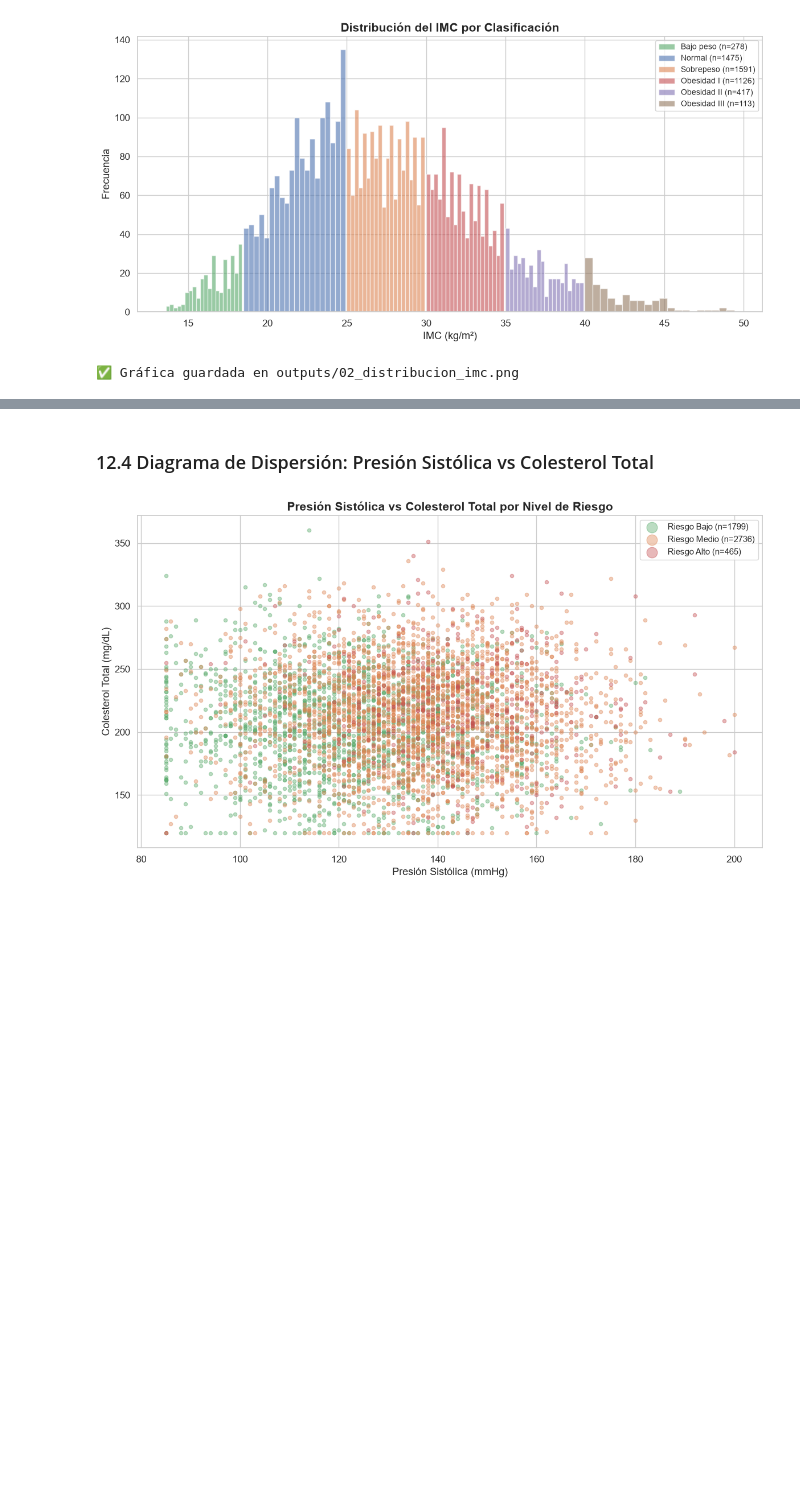
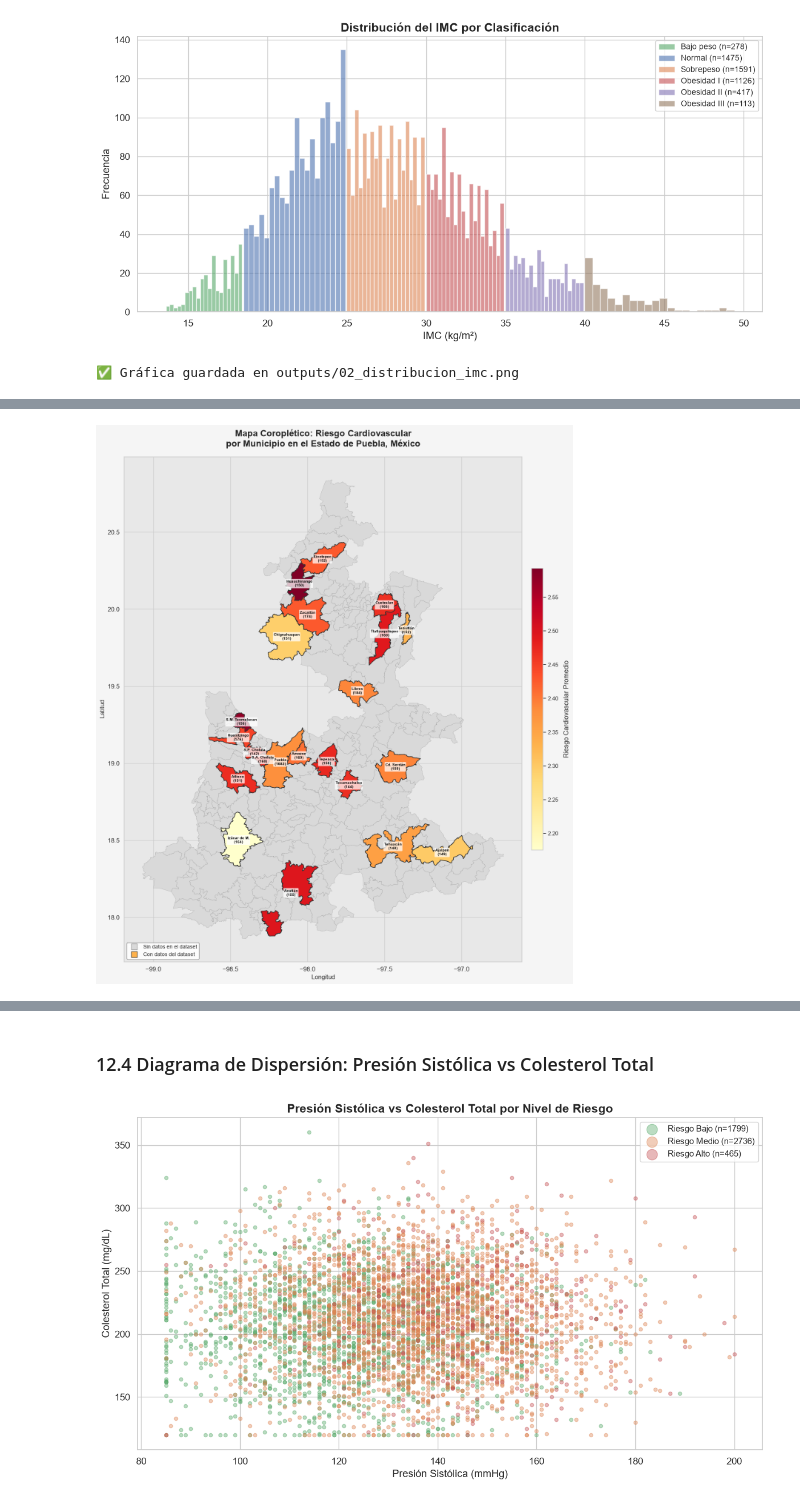
Before and after one commit to F-Anks/ECBD_9A_IDGS_Practicas_230758, a Jupyter notebook: Practica05/notebooks/01_Validacion_EDA.ipynb, the cells around one changed output, grey strips where cells are left out. Cells and saved outputs as stored; diff of their text form; code cells hidden in the pictures; blank space fills up the shorter version.

```diff
--- a/Practica05/notebooks/01_Validacion_EDA.ipynb
+++ b/Practica05/notebooks/01_Validacion_EDA.ipynb
@@ -587,0 +427,91 @@ print("✅ Mapa geográfico de Puebla guardado en outputs/03_mapa_calor_puebla.p
+# %%
+import geopandas as gpd
+from matplotlib.lines import Line2D
+import matplotlib.colors as mcolors
+
+# Cargar GeoJSON de municipios de Puebla (217 municipios, fuente: INEGI via PhantomInsights)
+gdf = gpd.read_file('../data/puebla_municipios.geojson')
+print(f"Municipios cargados del GeoJSON: {len(gdf)}")
+
+# Calcular estadisticas por municipio
+stats_mun = df.groupby('municipio').agg(
+    n_pacientes=('id_paciente', 'count'),
+    riesgo_medio=('riesgo_cardiovascular_score', 'mean')
+).reset_index()
+
+# Mapeo de nombres del dataset a nombres oficiales del GeoJSON (INEGI)
+nombre_mapping = {
+    'Puebla': 'Puebla', 'Tehuacán': 'Tehuacán', 'Atlixco': 'Atlixco',
+    'Cholula': 'San Andrés Cholula', 'San Pedro Cholula': 'San Pedro Cholula',
+    'San Martín Texmelucan': 'San Martín Texmelucan', 'Huauchinango': 'Huauchinango',
+    'Teziutlán': 'Teziutlán', 'Izúcar de Matamoros': 'Izúcar de Matamoros',
+    'Zacatlán': 'Zacatlán', 'Chignahuapan': 'Chignahuapan', 'Amozoc': 'Amozoc',
+    'Cuetzalan': 'Cuetzalan del Progreso', 'Xicotepec de Juárez': 'Xicotepec',
+    'Ajalpan': 'Ajalpan', 'Huejotzingo': 'Huejotzingo', 'Libres': 'Libres',
+    'Ciudad Serdán': 'Chalchicomula de Sesma', 'Tecamachalco': 'Tecamachalco',
+    'Tepeaca': 'Tepeaca', 'Tlatlauquitepec': 'Tlatlauquitepec',
+    'Acatlán de Osorio': 'Acatlán',
+}
+stats_mun['NOMGEO'] = stats_mun['municipio'].map(nombre_mapping)
+
+# Merge con el GeoDataFrame
+gdf_merged = gdf.merge(stats_mun[['NOMGEO', 'n_pacientes', 'riesgo_medio']], on='NOMGEO', how='left')
+gdf_data = gdf_merged[gdf_merged['n_pacientes'].notna()].copy()
+
+# --- Generar mapa coropletico ---
+fig, ax = plt.subplots(1, 1, figsize=(14, 16))
+fig.patch.set_facecolor('#f5f5f5')
+ax.set_facecolor('#e8e8e8')
+
+# Todos los municipios en gris de fondo
+gdf_merged.plot(ax=ax, color='#d9d9d9', edgecolor='#999999', linewidth=0.3)
+
+# Municipios con datos coloreados por riesgo
+vmin, vmax = gdf_data['riesgo_medio'].min(), gdf_data['riesgo_medio'].max()
+gdf_data.plot(ax=ax, column='riesgo_medio', cmap='YlOrRd', edgecolor='#333333',
+              linewidth=1.2, legend=False, vmin=vmin, vmax=vmax)
+
+# Barra de color
+sm = plt.cm.ScalarMappable(cmap='YlOrRd', norm=mcolors.Normalize(vmin=vmin, vmax=vmax))
+sm._A = []
+cbar = fig.colorbar(sm, ax=ax, shrink=0.5, pad=0.02, aspect=25)
+cbar.set_label('Riesgo Cardiovascular Promedio', fontsize=13, labelpad=10)
+cbar.ax.tick_params(labelsize=11)
+
+# Etiquetas de municipios con datos
+for _, row in gdf_data.iterrows():
+    centroid = row['geometry'].centroid
+    nombre = row['NOMGEO']
+    n_pac = int(row['n_pacientes'])
+    # Acortar nombres largos
+    display = nombre
+    if nombre == 'Chalchicomula de Sesma': display = 'Cd. Serdán'
+    elif nombre == 'San Martín Texmelucan': display = 'S.M. Texmelucan'
+    elif nombre == 'San Pedro Cholula': display = 'S.P. Cholula'
+    elif nombre == 'San Andrés Cholula': display = 'S.A. Cholula'
+    elif nombre == 'Cuetzalan del Progreso': display = 'Cuetzalan'
+    elif nombre == 'Izúcar de Matamoros': display = 'Izúcar de M.'
+
+    ax.annotate(f"{display}\n({n_pac})", xy=(centroid.x, centroid.y),
+                fontsize=7, fontweight='bold', ha='center', va='center', color='black',
+                bbox=dict(boxstyle='round,pad=0.2', facecolor='white', alpha=0.75, edgecolor='none'),
+                zorder=10)
+
+ax.set_title('Mapa Coroplético: Riesgo Cardiovascular\npor Municipio en el Estado de Puebla, México',
+             fontsize=17, fontweight='bold', pad=20)
+ax.set_xlabel('Longitud', fontsize=12)
+ax.set_ylabel('Latitud', fontsize=12)
+
+legend_elements = [
+    Line2D([0], [0], marker='s', color='w', markerfacecolor='#d9d9d9',
+           markeredgecolor='#999999', markersize=12, label='Sin datos en el dataset'),
+    Line2D([0], [0], marker='s', color='w', markerfacecolor='#feb24c',
+           markeredgecolor='#333333', markersize=12, label='Con datos del dataset'),
+]
+ax.legend(handles=legend_elements, loc='lower left', fontsize=10, framealpha=0.9, edgecolor='gray')
+ax.set_aspect('equal')
+plt.tight_layout()
+plt.savefig('../outputs/03_mapa_calor_puebla.png', dpi=150, bbox_inches='tight', facecolor=fig.get_facecolor())
+plt.show()
+print(f"✅ Mapa coroplético guardado con {len(gdf_data)} municipios coloreados de {len(gdf)} totales")
+# %% [output]
@@ -587,0 +519 @@ print("✅ Mapa geográfico de Puebla guardado en outputs/03_mapa_calor_puebla.p
+[figure, added]
```
Also changed, not shown: parts of 4 cells of this notebook, 2 other files.
